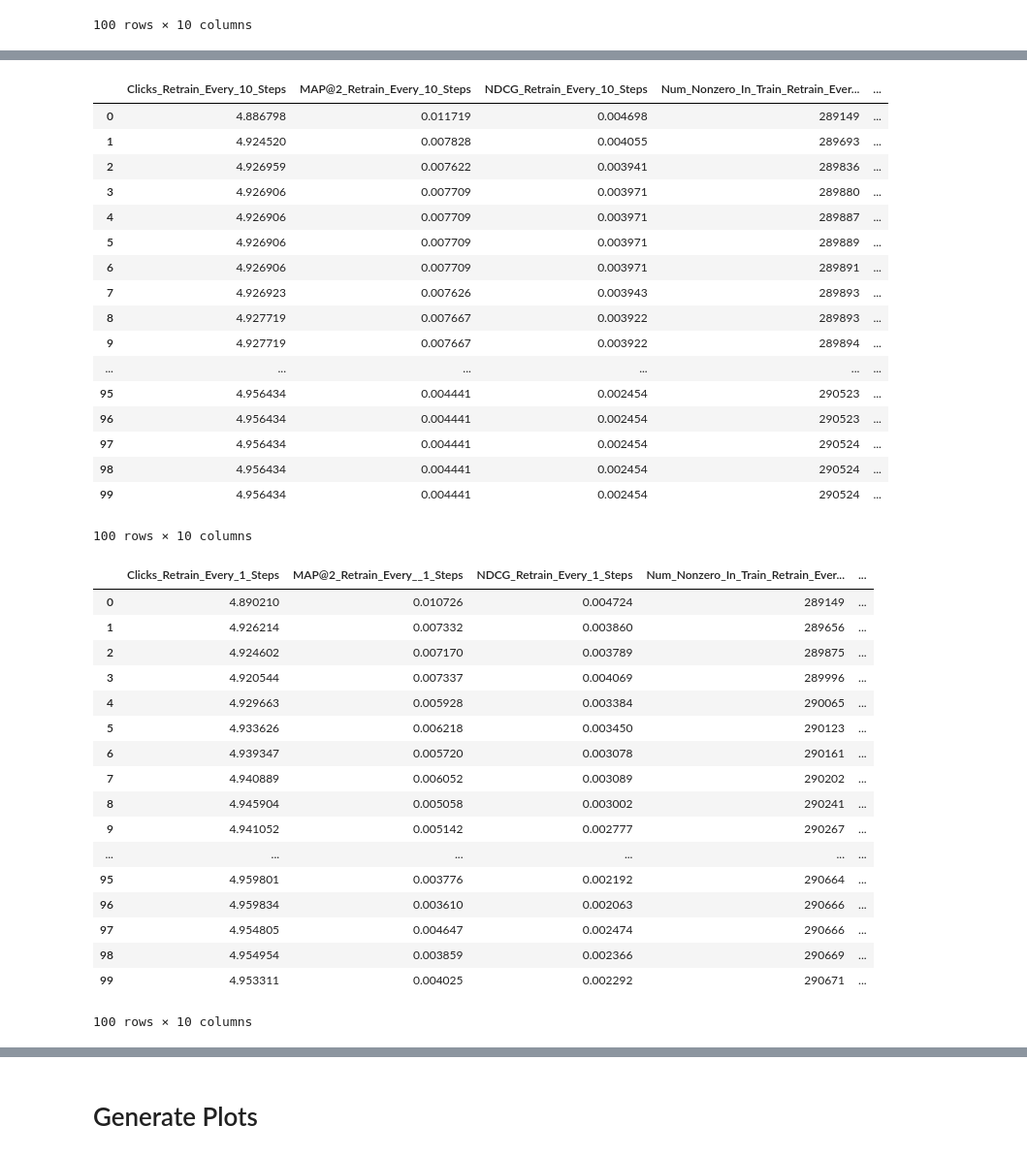
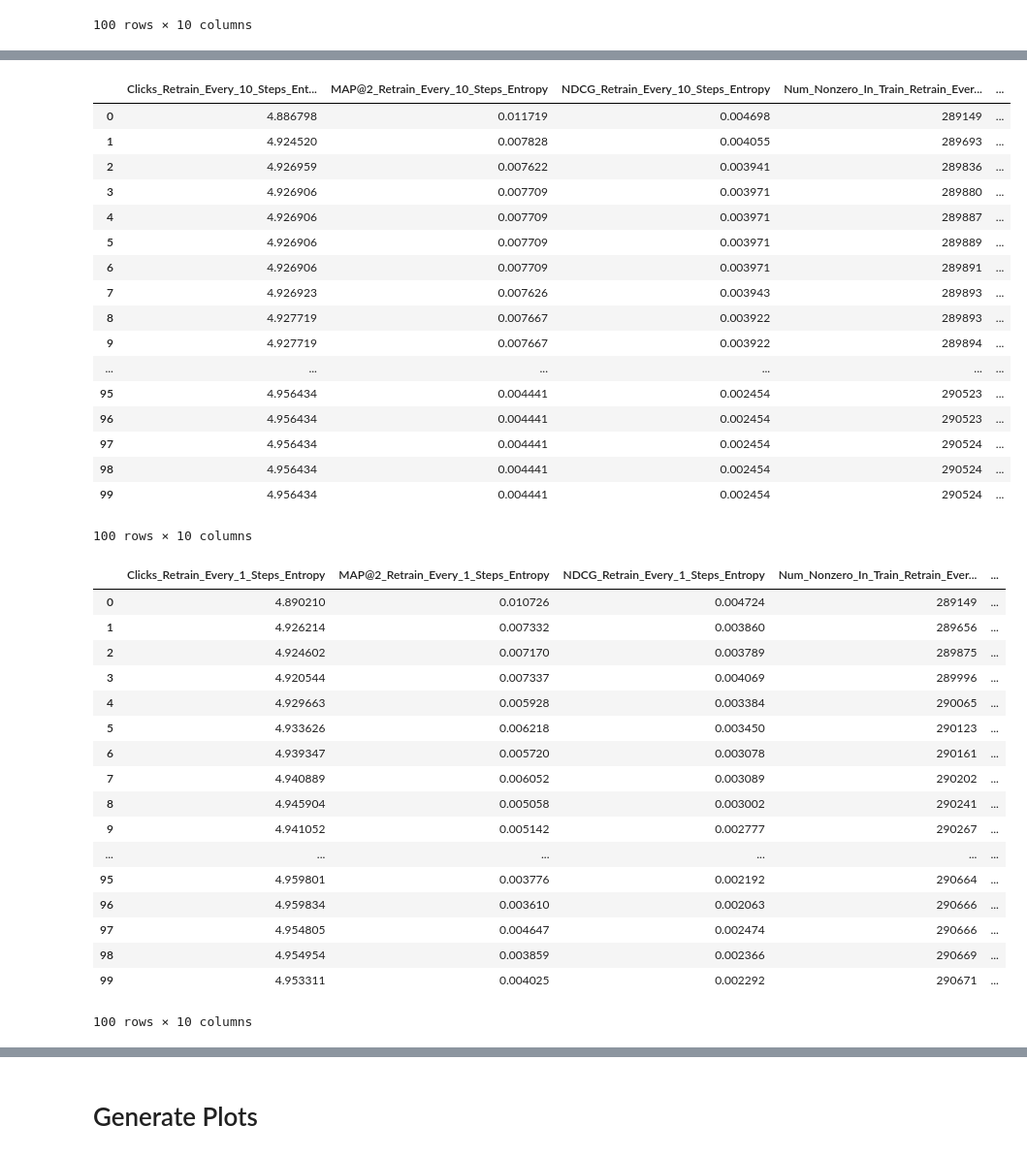
Before and after one commit to wuga214/Q-VAE-Recommendation, a Jupyter notebook: Kai Plot/Plot.ipynb, the cells around one changed output, grey strips where cells are left out. Shown at 97% size. Saved outputs shown, nothing was run; the diff lists cells and outputs as text; code cells hidden in the pictures.

```diff
--- a/Kai Plot/Plot.ipynb
+++ b/Kai Plot/Plot.ipynb
@@ -72,18 +72,18 @@ Entropy_100steps_2items_per_step_per_user_retrain_every_100steps
 100 rows × 10 columns
 # %%
 Entropy_100steps_2items_per_step_per_user_retrain_every_10steps = preprocess_df("Entropy_100steps_2items_per_step_per_user_retrain_every_10steps")
-Entropy_100steps_2items_per_step_per_user_retrain_every_10steps.columns = ["Clicks_Retrain_Every_10_Steps", "MAP@2_Retrain_Every_10_Steps",
-                                                 "NDCG_Retrain_Every_10_Steps",
-                                                 "Num_Nonzero_In_Train_Retrain_Every_10_Steps",
-                                                 "Num_Nonzero_In_Valid_Retrain_Every_10_Steps",
-                                                 "Num_Unmasked_Negative_Retrain_Every_10_Steps",
-                                                 "Num_Unmasked_Positive_Retrain_Every_10_Steps",
-                                                 "Precision@2_Retrain_Every_10_Steps",
-                                                 "R-Precision_Retrain_Every_10_Steps",
-                                                 "Recall@2_Retrain_Every_10_Steps"]
+Entropy_100steps_2items_per_step_per_user_retrain_every_10steps.columns = ["Clicks_Retrain_Every_10_Steps_Entropy", "MAP@2_Retrain_Every_10_Steps_Entropy",
+                                                 "NDCG_Retrain_Every_10_Steps_Entropy",
+                                                 "Num_Nonzero_In_Train_Retrain_Every_10_Steps_Entropy",
+                                                 "Num_Nonzero_In_Valid_Retrain_Every_10_Steps_Entropy",
+                                                 "Num_Unmasked_Negative_Retrain_Every_10_Steps_Entropy",
+                                                 "Num_Unmasked_Positive_Retrain_Every_10_Steps_Entropy",
+                                                 "Precision@2_Retrain_Every_10_Steps_Entropy",
+                                                 "R-Precision_Retrain_Every_10_Steps_Entropy",
+                                                 "Recall@2_Retrain_Every_10_Steps_Entropy"]
 Entropy_100steps_2items_per_step_per_user_retrain_every_10steps
 # %% [output]
-|  | Clicks_Retrain_Every_10_Steps | MAP@2_Retrain_Every_10_Steps | NDCG_Retrain_Every_10_Steps | Num_Nonzero_In_Train_Retrain_Ever... | ... |
+|  | Clicks_Retrain_Every_10_Steps_Ent... | MAP@2_Retrain_Every_10_Steps_Entropy | NDCG_Retrain_Every_10_Steps_Entropy | Num_Nonzero_In_Train_Retrain_Ever... | ... |
 | 0 | 4.886798 | 0.011719 | 0.004698 | 289149 | ... |
 | 1 | 4.924520 | 0.007828 | 0.004055 | 289693 | ... |
 | 2 | 4.926959 | 0.007622 | 0.003941 | 289836 | ... |
@@ -103,18 +103,18 @@ Entropy_100steps_2items_per_step_per_user_retrain_every_10steps
 100 rows × 10 columns
 # %%
 Entropy_100steps_2items_per_step_per_user_retrain_every_1steps = preprocess_df("Entropy_100steps_2items_per_step_per_user_retrain_every_1steps")
-Entropy_100steps_2items_per_step_per_user_retrain_every_1steps.columns = ["Clicks_Retrain_Every_1_Steps", "MAP@2_Retrain_Every__1_Steps",
-                                                 "NDCG_Retrain_Every_1_Steps",
-                                                 "Num_Nonzero_In_Train_Retrain_Every_1_Steps",
-                                                 "Num_Nonzero_In_Valid_Retrain_Every_1_Steps",
-                                                 "Num_Unmasked_Negative_Retrain_Every_1_Steps",
-                                                 "Num_Unmasked_Positive_Retrain_Every_1_Steps",
-                                                 "Precision@2_Retrain_Every_1_Steps",
-                                                 "R-Precision_Retrain_Every_1_Steps",
-                                                 "Recall@2_Retrain_Every_1_Steps"]
+Entropy_100steps_2items_per_step_per_user_retrain_every_1steps.columns = ["Clicks_Retrain_Every_1_Steps_Entropy", "MAP@2_Retrain_Every_1_Steps_Entropy",
+                                                 "NDCG_Retrain_Every_1_Steps_Entropy",
+                                                 "Num_Nonzero_In_Train_Retrain_Every_1_Steps_Entropy",
+                                                 "Num_Nonzero_In_Valid_Retrain_Every_1_Steps_Entropy",
+                                                 "Num_Unmasked_Negative_Retrain_Every_1_Steps_Entropy",
+                                                 "Num_Unmasked_Positive_Retrain_Every_1_Steps_Entropy",
+                                                 "Precision@2_Retrain_Every_1_Steps_Entropy",
+                                                 "R-Precision_Retrain_Every_1_Steps_Entropy",
+                                                 "Recall@2_Retrain_Every_1_Steps_Entropy"]
 Entropy_100steps_2items_per_step_per_user_retrain_every_1steps
 # %% [output]
-|  | Clicks_Retrain_Every_1_Steps | MAP@2_Retrain_Every__1_Steps | NDCG_Retrain_Every_1_Steps | Num_Nonzero_In_Train_Retrain_Ever... | ... |
+|  | Clicks_Retrain_Every_1_Steps_Entropy | MAP@2_Retrain_Every_1_Steps_Entropy | NDCG_Retrain_Every_1_Steps_Entropy | Num_Nonzero_In_Train_Retrain_Ever... | ... |
 | 0 | 4.890210 | 0.010726 | 0.004724 | 289149 | ... |
 | 1 | 4.926214 | 0.007332 | 0.003860 | 289656 | ... |
 | 2 | 4.924602 | 0.007170 | 0.003789 | 289875 | ... |
```
Also changed, not shown: parts of 6 cells of this notebook, 19 other files.
